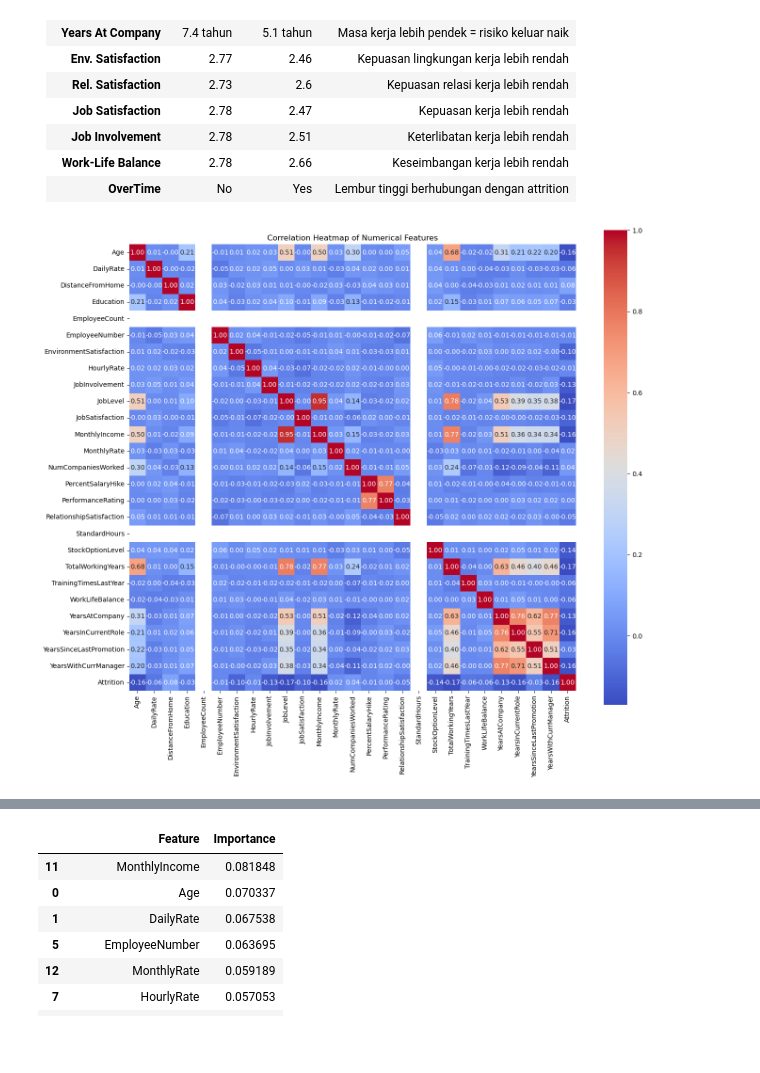
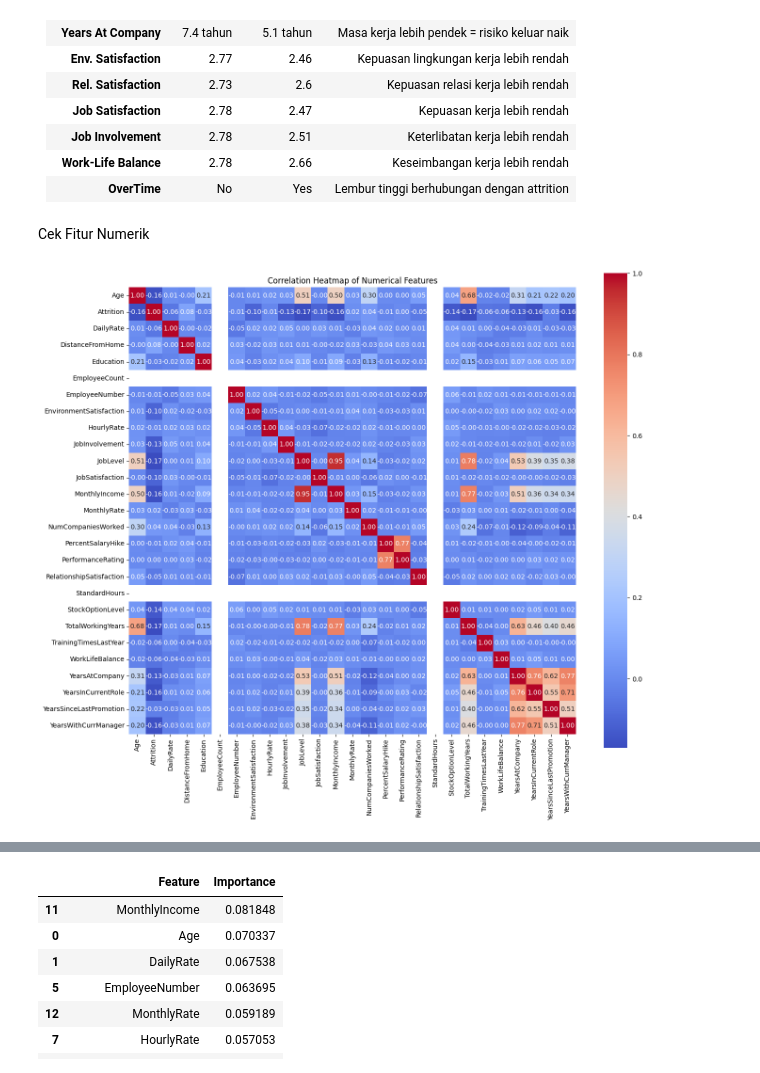
Before and after one commit to gibranariq/Final-Project-Rakamin-Men-United, a Jupyter notebook: Framework_data_modeling_lengkap.ipynb, the cells around one changed output, grey strips where cells are left out. Drawn from its saved outputs; the diff is of its cells as text; code cells hidden in the pictures; blank space fills up the shorter version.

```diff
--- a/Framework_data_modeling_lengkap.ipynb
+++ b/Framework_data_modeling_lengkap.ipynb
@@ -112,22 +112,26 @@ risk_factors
 | **Job Involvement**     | 2.78               | 2.51          | Keterlibatan kerja lebih rendah               |
 | **Work-Life Balance**   | 2.78               | 2.66          | Keseimbangan kerja lebih rendah               |
 | **OverTime**            | No                 | Yes           | Lembur tinggi berhubungan dengan attrition    |
+# %%
+# encode attrion column
+df['Attrition'] = df['Attrition'].map({'No': 0, 'Yes': 1})
+# %% [markdown]
+Cek Fitur Numerik
 # %%
 # Select numeric columns and map Attrition
 df_numerik = df.select_dtypes(include=['int64', 'float64']).copy()
-df_numerik['Attrition'] = df['Attrition'].map({'Yes': 1, 'No': 0})
 
 # Compute correlation matrix
 corr_matrix = df_numerik.corr()
 
 # Plot heatmap
 plt.figure(figsize=(14, 12))
 sns.heatmap(corr_matrix, annot=True, fmt=".2f", cmap="coolwarm", square=True)
 plt.title("Correlation Heatmap of Numerical Features")
 plt.tight_layout()
 plt.show()
 # %% [output]
-[figure, old version]
+[figure, new version]
 # %%
 # Konversi kolom 'Attrition' menjadi numerik
 if df['Attrition'].dtype == 'object':
```
Also changed, not shown: parts of 22 cells of this notebook.
